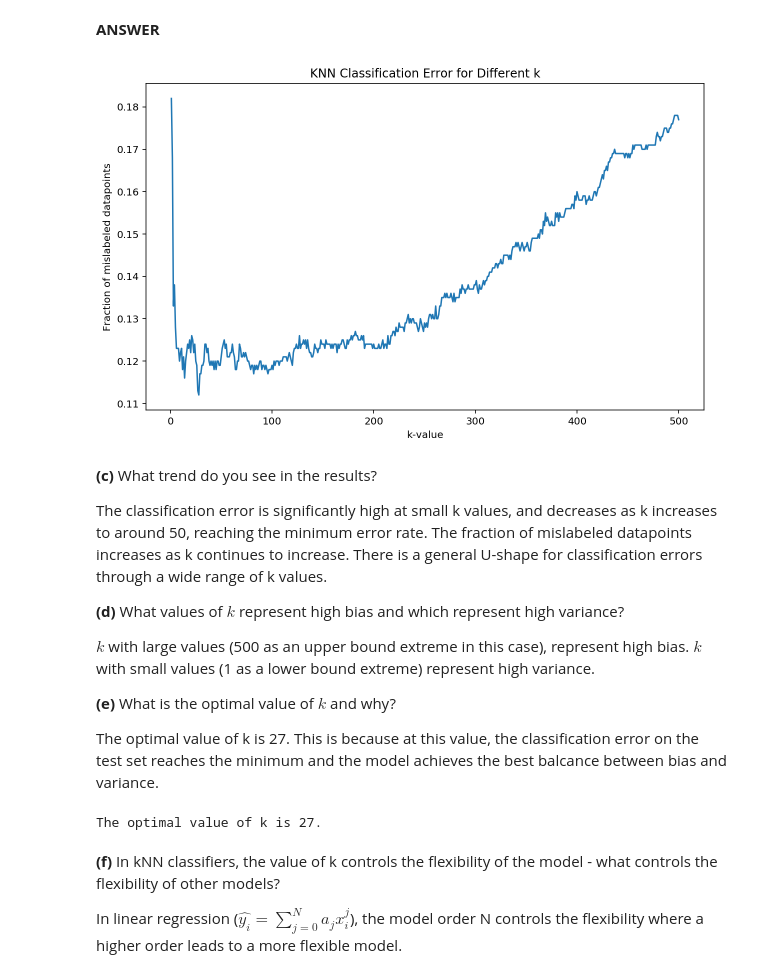
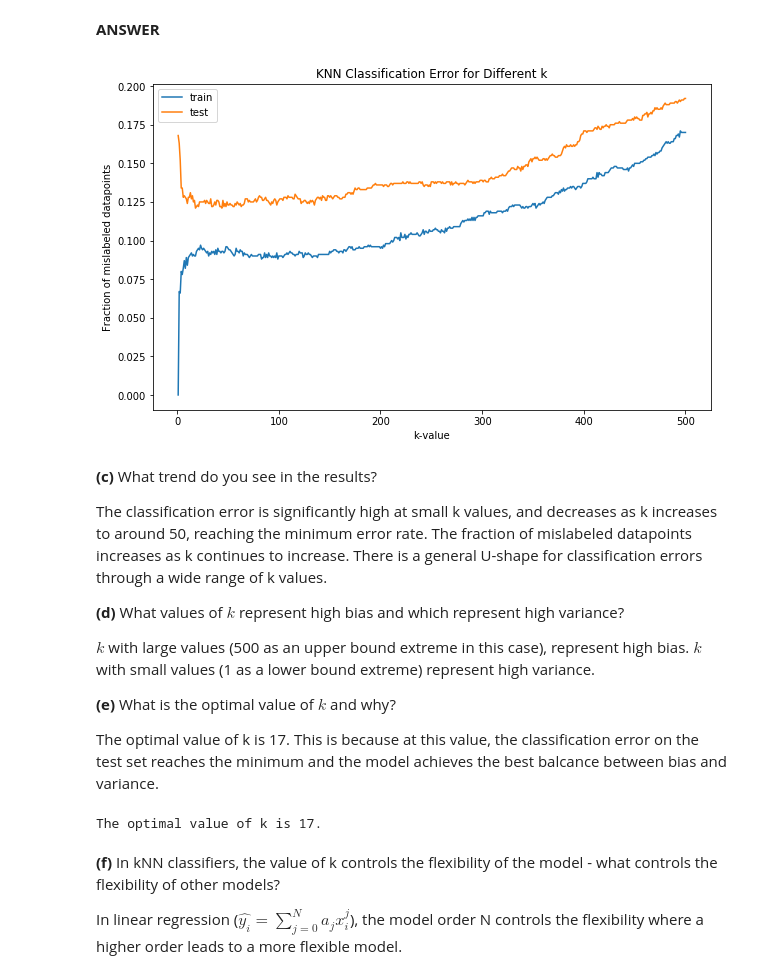
Before and after one commit to becky-yc/ids705_yiran, a Jupyter notebook: assignments/Assignment2/Assignment_2-Yiran.ipynb, the cells around one changed output. Drawn from its saved outputs; the diff is of its cells as text; code cells hidden in the pictures.

```diff
--- a/assignments/Assignment2/Assignment_2-Yiran.ipynb
+++ b/assignments/Assignment2/Assignment_2-Yiran.ipynb
@@ -322,7 +331,7 @@ def knn(k, X_train, y_train, X_test):
 nvalues = 500
 x1values = np.linspace(-2,3,nvalues)
 x2values = np.linspace(-2,2,nvalues)
-XX1, XX2 = np.meshgrid(xvalues, yvalues, indexing='ij')
+XX1, XX2 = np.meshgrid(x1values, x2values, indexing='ij')
 grid = np.array([XX1.ravel(), XX2.ravel()]).T
 
 # For each subset, fit three k-Nearest Neighbor classifiers 𝑘={1,25,50}
@@ -424,28 +422,43 @@ Here, the value of $k$ determines how flexible our model is.
 # %% [markdown]
 **ANSWER**
 # %%
+from sklearn.datasets import make_moons
 # (a)
 # Generate 1000 new random sample as test set
 X_test, y_test = make_moons(n_samples=1000, noise=0.35)
 
 # (b)
-accur_list = []
+from sklearn.neighbors import KNeighborsClassifier
 from sklearn.metrics import accuracy_score
+
+accur_list_train = []
+accur_list_test = []
+
 # Train a kNN classifier and apply to training and test dataset
 for i in range(1,501):
-    y_pred = knn(i, X_train, y_train, X_test)[1]
-    accur_list.append(accuracy_score(y_test, y_pred, normalize=True))
+    classifier = KNeighborsClassifier(n_neighbors=i)
+    classifier.fit(X_train, y_train)
+    y_pred_train = classifier.predict(X_train)
+    y_pred_test = classifier.predict(X_test)
+
+    accur_list_train.append(accuracy_score(y_train, y_pred_train, normalize=True))
+    accur_list_test.append(accuracy_score(y_test, y_pred_test, normalize=True))
 # %%
-error = np.c_[range(1,501),[(1 - accur) for accur in accur_list]]
+error_train = np.c_[range(1,501),[(1 - accur) for accur in accur_list_train]]
+error_test = np.c_[range(1,501),[(1 - accur) for accur in accur_list_test]]
 # Plot the classification error
 plt.figure(figsize=(10,6))
-sns.lineplot(x=error[:,0], y=error[:,1])
+
+sns.lineplot(x=error_train[:,0], y=error_train[:,1],label='train')
+sns.lineplot(x=error_test[:,0], y=error_test[:,1],label='test')
+
 plt.title('KNN Classification Error for Different k')
 plt.xlabel('k-value')
 plt.ylabel('Fraction of mislabeled datapoints')
+plt.legend()
 plt.show()
 # %% [output]
-[figure, old version]
+[figure, new version]
 # %% [markdown]
 **(c)** What trend do you see in the results?
 
@@ -457,12 +470,12 @@ $k$ with large values (500 as an upper bound extreme in this case), represent hi
 
 **(e)** What is the optimal value of $k$ and why?
 
-The optimal value of k is 27. This is because at this value, the classification error on the test set reaches the minimum and the model achieves the best balcance between bias and variance.
+The optimal value of k is 17. This is because at this value, the classification error on the test set reaches the minimum and the model achieves the best balcance between bias and variance.
 # %%
-k_min = (np.where(error[:,1]==np.min(error[:,1]))[0][0])
+k_min = (np.where(error_test[:,1]==np.min(error_test[:,1]))[0][0])
 print(f'The optimal value of k is {k_min}.')
 # %% [output]
-The optimal value of k is 27.
+The optimal value of k is 17.
 # %% [markdown]
 **(f)** In kNN classifiers, the value of k controls the flexibility of the model - what controls the flexibility of other models?
 
```
Also changed, not shown: parts of 12 cells of this notebook, 11 other files.
